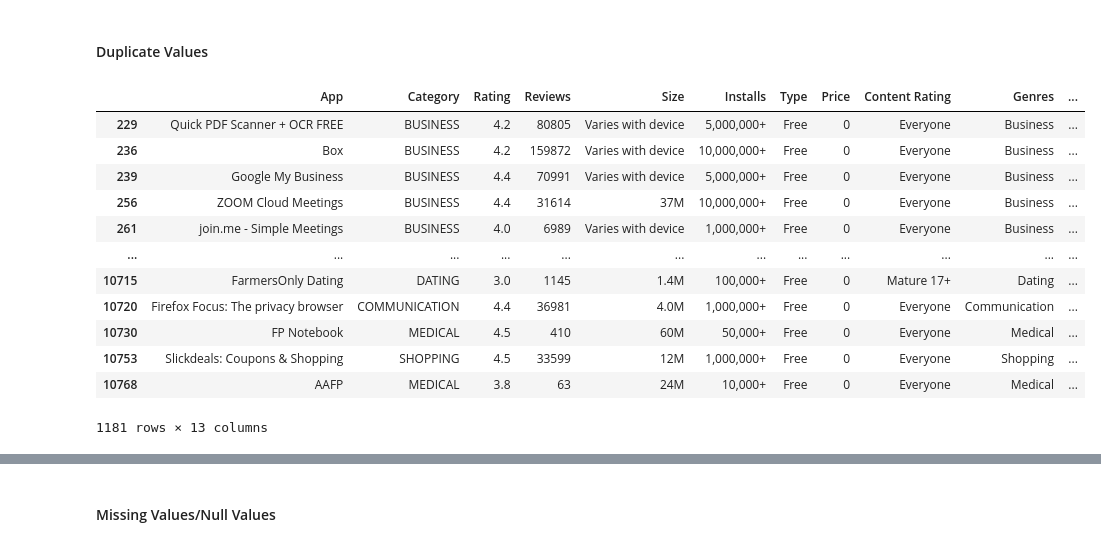
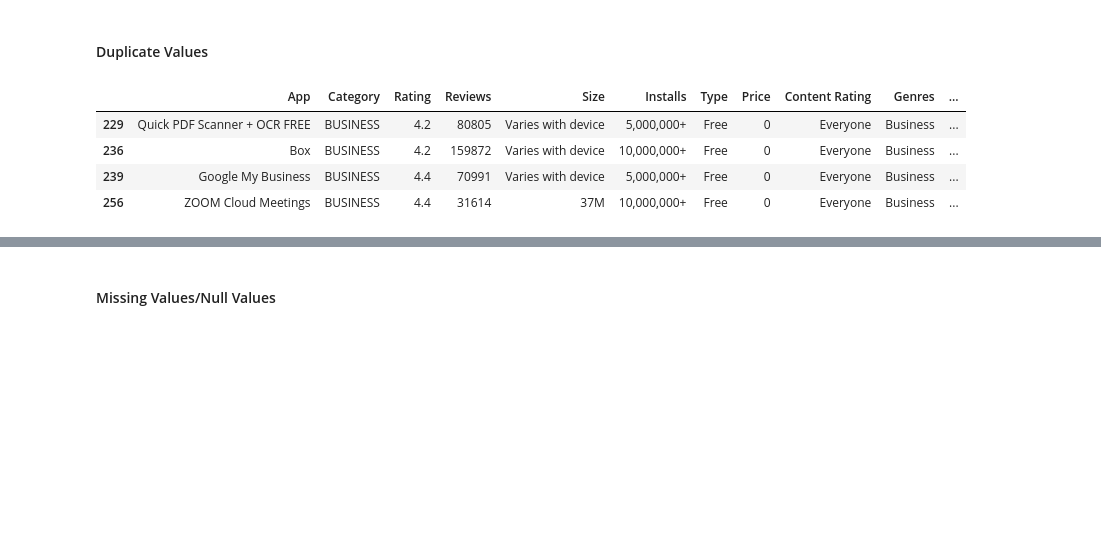
Before and after one commit to sabitendu/EDA-Capstone-Project-on-Play-Store-App-Review-Analysis, a Jupyter notebook: playstore_app_review_analysis.ipynb, the cells around one changed output, grey strips where cells are left out. Drawn from its saved outputs; the diff is of its cells as text; code cells hidden in the pictures; blank space fills up the shorter version.

```diff
--- a/playstore_app_review_analysis.ipynb
+++ b/playstore_app_review_analysis.ipynb
@@ -201,20 +190,12 @@ memory usage: 1.1+ MB
 # %% [markdown]
 #### Duplicate Values
 # %%
-# Dataset Duplicate Value Count
+# find the duplicate dataframe according to the app column
 duplicate=df_ps[df_ps.duplicated(subset='App')]
-duplicate
+duplicate.head(4)
 # %% [output]
 |  | App | Category | Rating | Reviews | Size | Installs | Type | Price | Content Rating | Genres | ... |
 | 229 | Quick PDF Scanner + OCR FREE | BUSINESS | 4.2 | 80805 | Varies with device | 5,000,000+ | Free | 0 | Everyone | Business | ... |
 | 236 | Box | BUSINESS | 4.2 | 159872 | Varies with device | 10,000,000+ | Free | 0 | Everyone | Business | ... |
 | 239 | Google My Business | BUSINESS | 4.4 | 70991 | Varies with device | 5,000,000+ | Free | 0 | Everyone | Business | ... |
 | 256 | ZOOM Cloud Meetings | BUSINESS | 4.4 | 31614 | 37M | 10,000,000+ | Free | 0 | Everyone | Business | ... |
-| 261 | join.me - Simple Meetings | BUSINESS | 4.0 | 6989 | Varies with device | 1,000,000+ | Free | 0 | Everyone | Business | ... |
-| ... | ... | ... | ... | ... | ... | ... | ... | ... | ... | ... | ... |
-| 10715 | FarmersOnly Dating | DATING | 3.0 | 1145 | 1.4M | 100,000+ | Free | 0 | Mature 17+ | Dating | ... |
-| 10720 | Firefox Focus: The privacy browser | COMMUNICATION | 4.4 | 36981 | 4.0M | 1,000,000+ | Free | 0 | Everyone | Communication | ... |
-| 10730 | FP Notebook | MEDICAL | 4.5 | 410 | 60M | 50,000+ | Free | 0 | Everyone | Medical | ... |
-| 10753 | Slickdeals: Coupons & Shopping | SHOPPING | 4.5 | 33599 | 12M | 1,000,000+ | Free | 0 | Everyone | Shopping | ... |
-| 10768 | AAFP | MEDICAL | 3.8 | 63 | 24M | 10,000+ | Free | 0 | Everyone | Medical | ... |
-1181 rows × 13 columns
```
Also changed, not shown: parts of 72 cells of this notebook.
